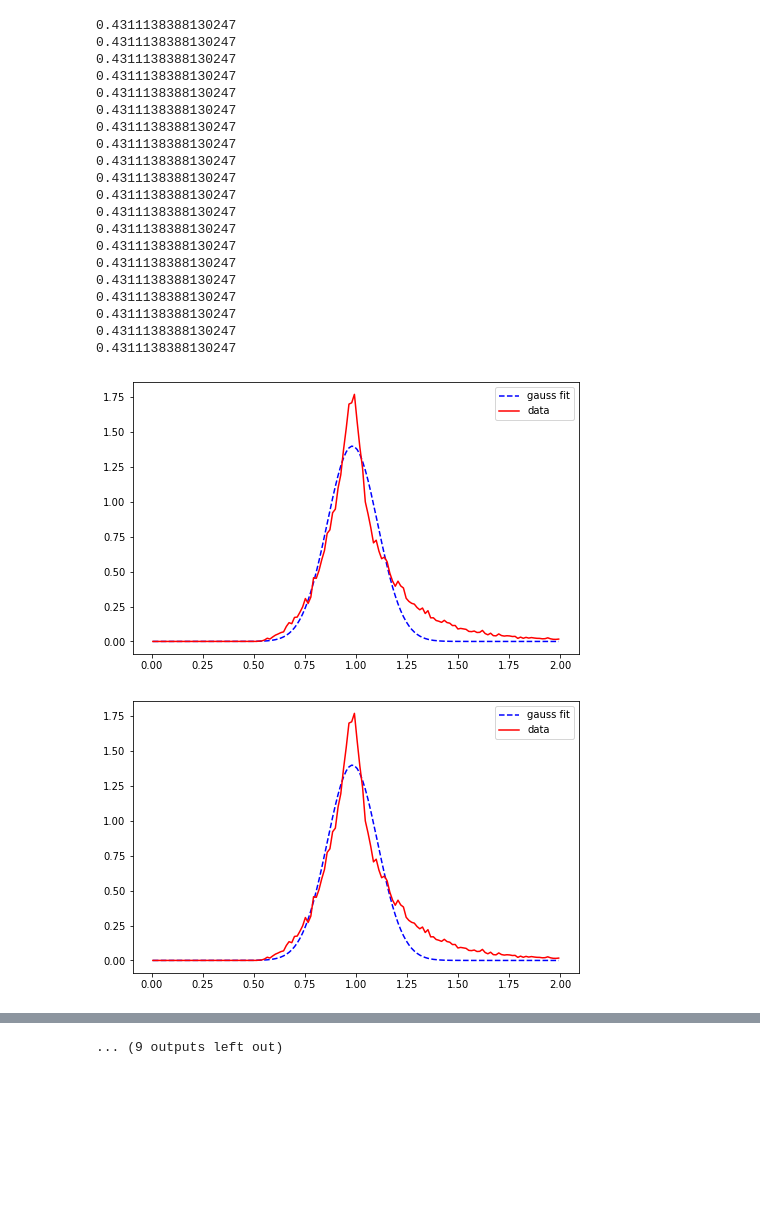
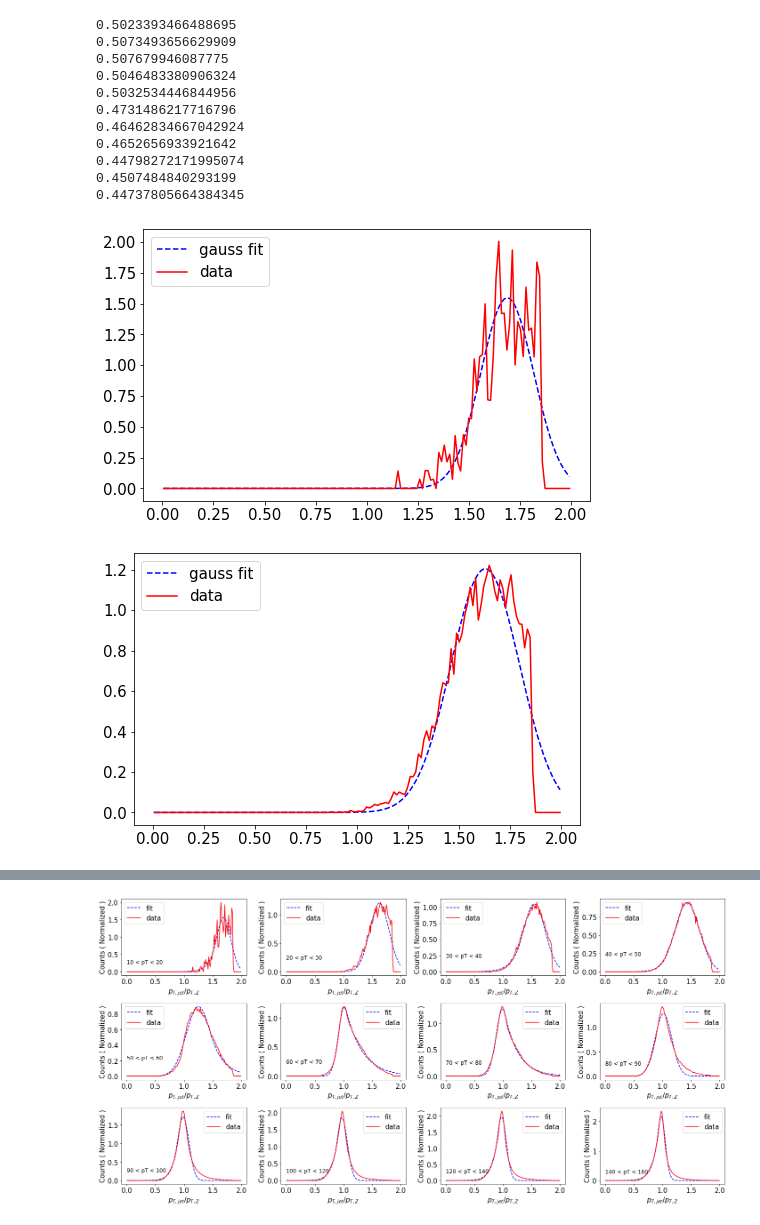
Before and after one commit to mandalaritra1/QJetMassUproot, a Jupyter notebook: fitting.ipynb, the cells around one changed output, grey strips where cells are left out. Saved outputs shown, nothing was run; the diff lists cells and outputs as text; code cells hidden in the pictures; blank space fills up the shorter version.

```diff
--- a/fitting.ipynb
+++ b/fitting.ipynb
@@ -91,0 +118,3 @@ plt.plot(ratio_reco_over_gen[:20])
+# %%
+for i in range(12):
+    histfit.showFitTail(12)
@@ -91,0 +148,13 @@ plt.plot(ratio_reco_over_gen[:20])
+# %%
+with open("qjetmass_zjets_gen.pkl", "rb") as f:
+    output = pickle.load( f )
+# %%
+h = output['pt_jet_over_z_gen']
+hlist = []
+for i in range(h.axes[1].size):
+    hlist.append(h[sum,i,:].values()) #Storing the histograms in numpy arrays
+
+
+frac_values = h.axes[2].centers
+binlength = frac_values[2] - frac_values[0]
+print(len(hlist))
@@ -91,0 +174,3 @@ plt.plot(ratio_reco_over_gen[:20])
+# %%
+
+histfit = Histfit(hlist, frac_values, binlength)
@@ -92,26 +184,17 @@ plt.plot(ratio_reco_over_gen[:20])
 # %%
-for i in range(20):
-    histfit.showFit(20)
+for i in range(1,12):
+    histfit.showFit(i)
 # %% [output]
-0.4311138388130247
-0.4311138388130247
-0.4311138388130247
-0.4311138388130247
-0.4311138388130247
-0.4311138388130247
-0.4311138388130247
-0.4311138388130247
-0.4311138388130247
-0.4311138388130247
-0.4311138388130247
-0.4311138388130247
-0.4311138388130247
-0.4311138388130247
-0.4311138388130247
-0.4311138388130247
-0.4311138388130247
-0.4311138388130247
-0.4311138388130247
-0.4311138388130247
+0.5023393466488695
+0.5073493656629909
+0.507679946087775
+0.5046483380906324
+0.5032534446844956
+0.4731486217716796
+0.46462834667042924
+0.4652656933921642
+0.44798272171995074
+0.4507484840293199
+0.44737805664384345
-[figure, old version]
+[figure, new version]
-[figure, old version]
+[figure, new version]
@@ -127 +210,4 @@ for i in range(20):
-... (9 outputs left out)
+# %%
+histfit.showFitTogether()
+# %% [output]
+[figure, added]
```
Also changed, not shown: parts of 30 cells of this notebook, 9 other files.
